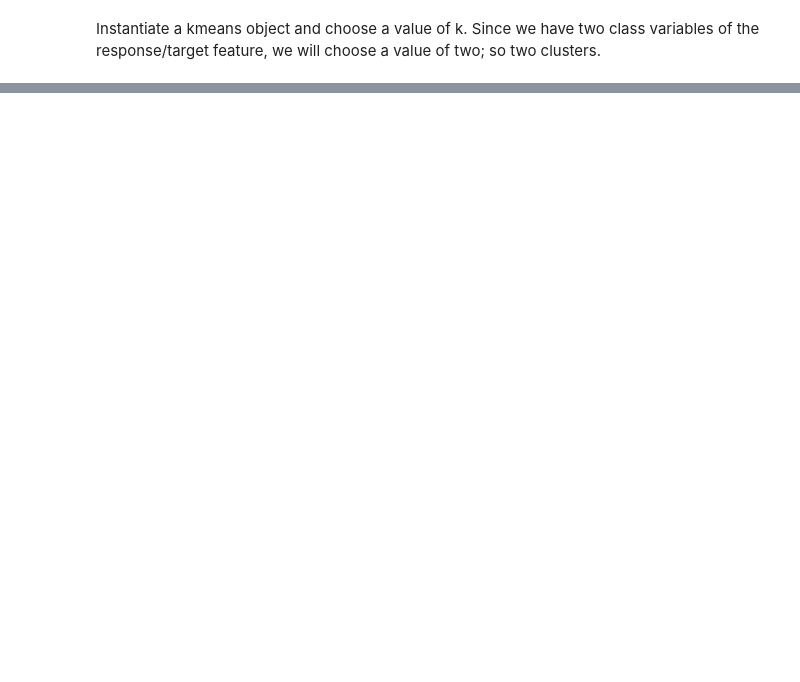
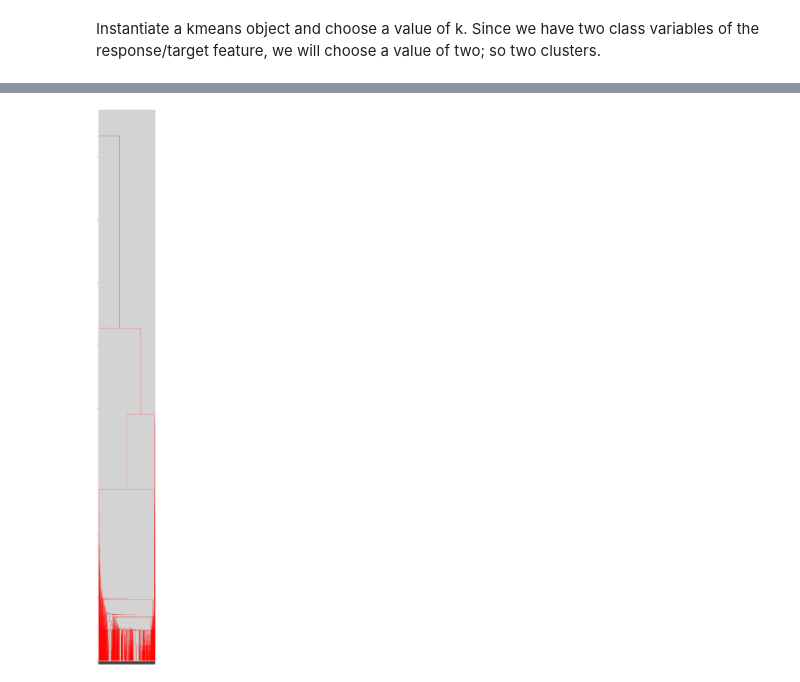
Before and after one commit to Hemanshu-Bhargav/Machine-Learning-Collection, a Jupyter notebook: CCPS 844 Assignment Comprehensive Algorithm Comparision.ipynb, the cells around one changed output, grey strips where cells are left out. Drawn from its saved outputs; the diff is of its cells as text; code cells hidden in the pictures; blank space fills up the shorter version.

```diff
--- a/CCPS 844 Assignment Comprehensive Algorithm Comparision.ipynb
+++ b/CCPS 844 Assignment Comprehensive Algorithm Comparision.ipynb
@@ -99,0 +137,7 @@ print(feature_importances)
+# %%
+from scipy.cluster.hierarchy import linkage, dendrogram
+import matplotlib.pyplot as plt
+#We can either use single linkage (euclidean distance of the closest points of the clusters in the dendrogram)
+#or complete linkage (distance of furthest points of the clusters in the dendrogram)
+mergings = linkage(X, method='single') #chose single linkage #pass in our matrix of features as the first parameter
+#and what HC will merge on (we are using agglomerative HC)
@@ -99,0 +146,6 @@ print(feature_importances)
+# %%
+from sklearn.preprocessing import StandardScaler
+sc_X = StandardScaler()
+sc_y = StandardScaler()
+X = sc_X.fit_transform(X)
+y = sc_y.fit_transform(y)
@@ -99,0 +158,8 @@ print(feature_importances)
+# %%
+plt.figure(figsize=(10, 100))
+dendrogram(mergings,
+           labels=y,
+)
+plt.show()
+# %% [output]
+[figure, added]
```
Also changed, not shown: parts of 199 cells of this notebook.
